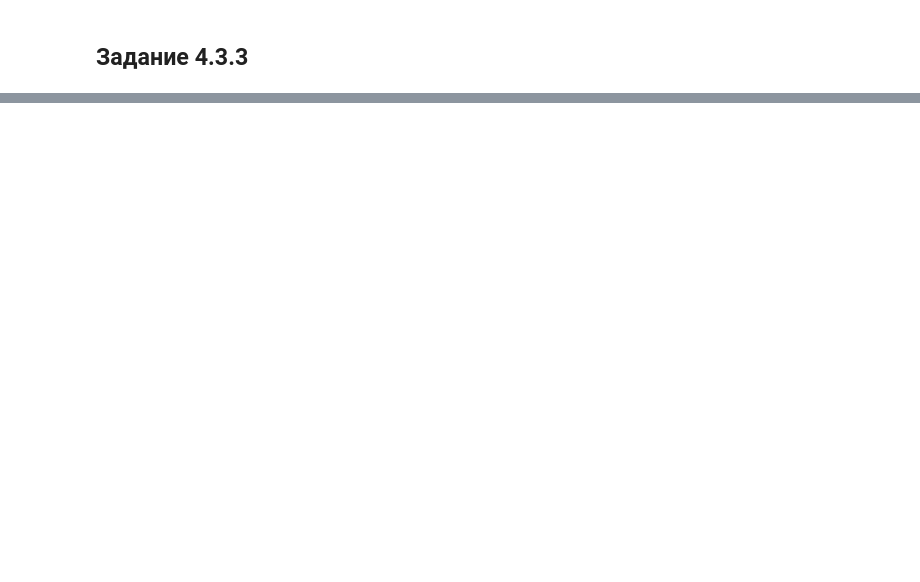
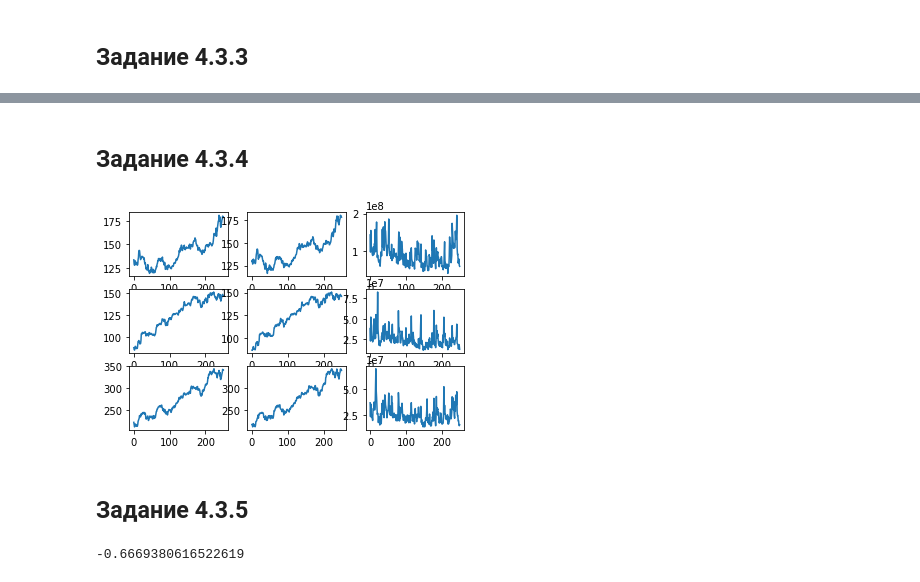
Before and after one commit to AndreyVAAVA/AI_RTU_MIREA, a Jupyter notebook: notebooks/FirstPractice.ipynb, the cells around one changed output, grey strips where cells are left out. Drawn from its saved outputs; the diff is of its cells as text; code cells hidden in the pictures; blank space fills up the shorter version.

```diff
--- a/notebooks/FirstPractice.ipynb
+++ b/notebooks/FirstPractice.ipynb
@@ -83,0 +129,44 @@ arr = [*range(1, 11, 1)]
+# %% [markdown]
+## Задание 4.3.4
+# %%
+## I masked path, so no one can one my own home pc path
+df = pd.read_csv("AAPL.csv")
+fig, ax = plt.subplots(nrows=3, ncols=3)
+ax[0, 0].plot(df.Open)
+ax[0, 1].plot(df.Close)
+ax[0, 2].plot(df.Volume)
+df1 = pd.read_csv("GOOG.csv")
+ax[1, 0].plot(df1.Open)
+ax[1, 1].plot(df1.Close)
+ax[1, 2].plot(df1.Volume)
+df2 = pd.read_csv("MSFT.csv")
+ax[2, 0].plot(df2.Open)
+ax[2, 1].plot(df2.Close)
+ax[2, 2].plot(df2.Volume)
+plt.show()
+# %% [output]
+[figure, added]
+# %% [markdown]
+## Задание 4.3.5
+# %%
+x = int(input("Enter x:"))
+y = int(input("Enter y:"))
+taskToAccomplish = input("Enter thing you want to do:")
+if taskToAccomplish == "+":
+    print(x + y)
+elif taskToAccomplish == "-":
+    print(x - y)
+elif taskToAccomplish == "*":
+    print(x * y)
+elif taskToAccomplish == "/":
+    print(x / y)
+elif taskToAccomplish == "1":
+    print(m.pow(m.e, x + y))
+elif taskToAccomplish == "2":
+    print(m.sin(x + y))
+elif taskToAccomplish == "3":
+    print(m.cos(x + y))
+elif taskToAccomplish == "4":
+    print(x ** y)
+# %% [output]
+-0.6669380616522619
```
Also changed, not shown: parts of 15 cells of this notebook, 3 other files.
